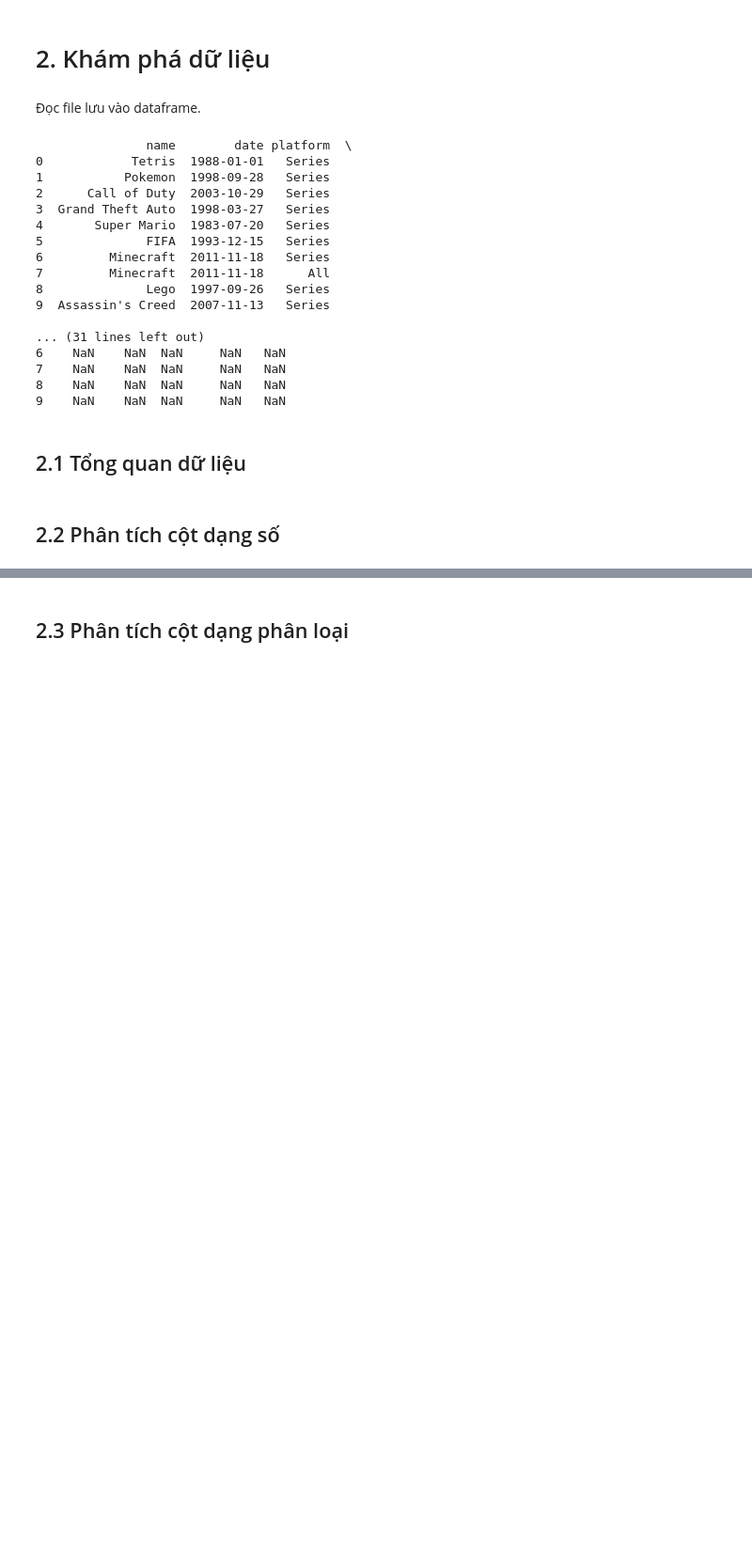
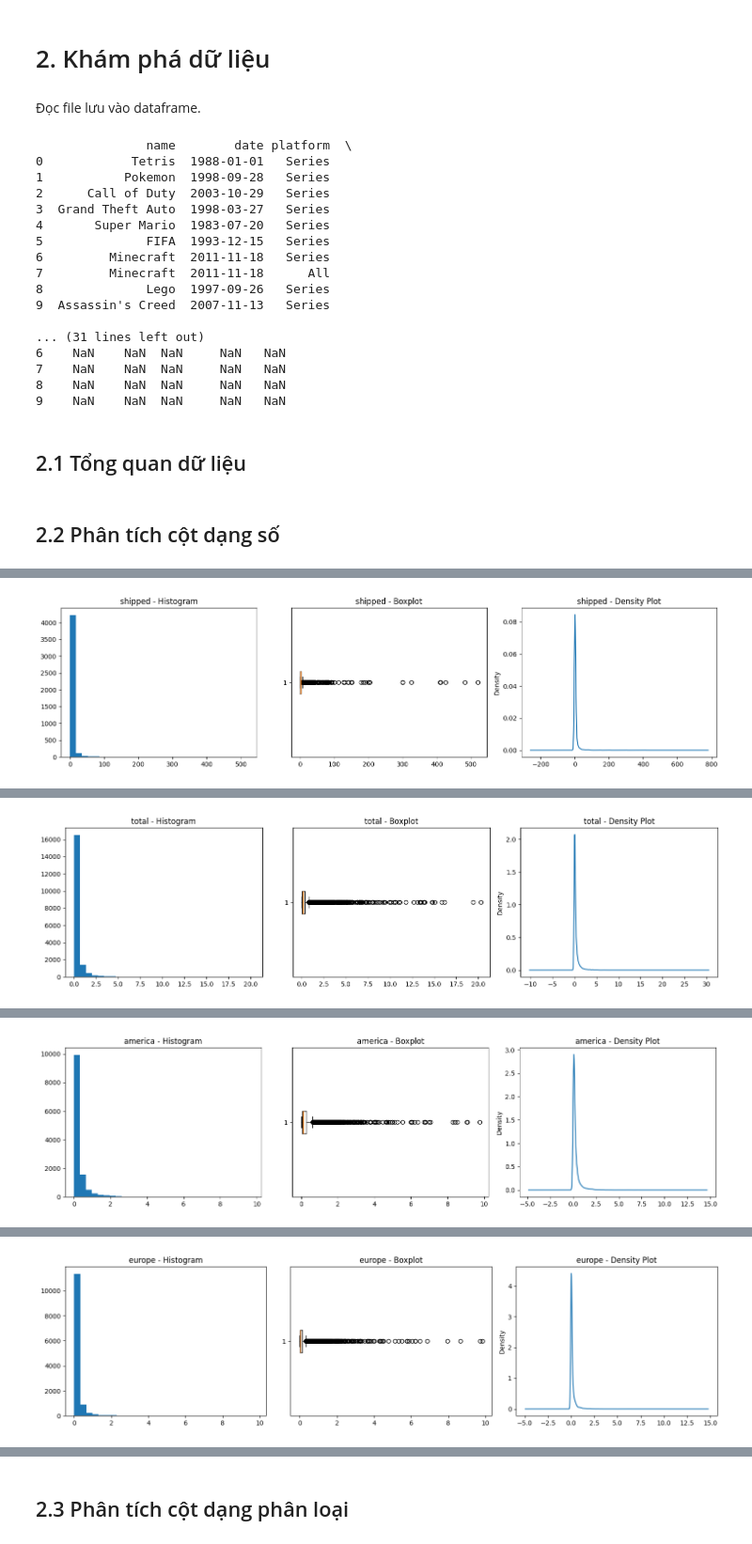
Before and after one commit to chichic21039/LTKHDL-GameDataset, a Jupyter notebook: GameDataset.ipynb, the cells around one changed output, grey strips where cells are left out. Shown at 94% size. Cells and saved outputs as stored; diff of their text form; code cells hidden in the pictures; blank space fills up the shorter version.

Commit message:
Phân tích cột dạng số

```diff
--- a/GameDataset.ipynb
+++ b/GameDataset.ipynb
@@ -96,0 +93,76 @@ Numeric: ['shipped', 'total', 'america', 'europe', 'japan', 'other', 'vgc', 'cri
+# %%
+numeric_cols = ["shipped", "total", "america", "europe", "japan", "other", "vgc", "critic", "user"]
+print("Numeric:", numeric_cols)
+
+def detect_distribution(data):
+    skew = data.skew()
+    if abs(skew) < 0.5:
+        return "Approximately Normal"
+    elif skew > 0:
+        return "Right-Skewed"
+    else:
+        return "Left-Skewed"
+
+for col in numeric_cols:
+    print(f"\n===== COLUMN: {col.upper()} =====")
+
+    df[col] = pd.to_numeric(df[col], errors='coerce')
+
+    mean = df[col].mean()
+    median = df[col].median()
+    std = df[col].std()
+    min_val = df[col].min()
+    max_val = df[col].max()
+
+    print(f"Mean   : {mean}")
+    print(f"Median : {median}")
+    print(f"Std Dev: {std}")
+    print(f"Min    : {min_val}")
+    print(f"Max    : {max_val}")
+
+    Q1 = df[col].quantile(0.25)
+    Q3 = df[col].quantile(0.75)
+    IQR = Q3 - Q1
+
+    lower_bound = Q1 - 1.5 * IQR
+    upper_bound = Q3 + 1.5 * IQR
+
+    outliers = df[(df[col] < lower_bound) | (df[col] > upper_bound)][col].count()
+    print(f"Outliers (IQR method): {outliers}")
+
+    # Dạng phân phối
+    dist_type = detect_distribution(df[col].dropna())
+    print(f"Distribution: {dist_type}")
+
+    # % Missing values
+    missing_pct = df[col].isna().mean() * 100
+    print(f"Missing values: {missing_pct:.2f}%")
+
+    # Placeholder bất thường
+    placeholder = df[col].isin([0, -1, 999]).sum()
+    print(f"Suspicious placeholders (0, -1, 999): {placeholder}")
+
+    # Giá trị âm (bất hợp lý)
+    negative_values = (df[col] < 0).sum()
+    print(f"Negative values: {negative_values}")
+
+    # Vẽ biểu đồ
+    plt.figure(figsize=(15, 4))
+
+    # Histogram
+    plt.subplot(1, 3, 1)
+    plt.hist(df[col].dropna(), bins=30)
+    plt.title(f"{col} - Histogram")
+
+    # Boxplot
+    plt.subplot(1, 3, 2)
+    plt.boxplot(df[col].dropna(), vert=False)
+    plt.title(f"{col} - Boxplot")
+
+    #Density Plot
+    plt.subplot(1, 3, 3)
+    df[col].dropna().plot(kind="density", title=f"{col} - Density Plot")
+
+    plt.tight_layout()
+    plt.show()
+# %% [output]
@@ -96,0 +182 @@ Numeric: ['shipped', 'total', 'america', 'europe', 'japan', 'other', 'vgc', 'cri
+[figure, added]
@@ -96,0 +194 @@ Numeric: ['shipped', 'total', 'america', 'europe', 'japan', 'other', 'vgc', 'cri
+[figure, added]
@@ -96,0 +206 @@ Numeric: ['shipped', 'total', 'america', 'europe', 'japan', 'other', 'vgc', 'cri
+[figure, added]
@@ -96,0 +218 @@ Numeric: ['shipped', 'total', 'america', 'europe', 'japan', 'other', 'vgc', 'cri
+[figure, added]
```
Also changed, not shown: parts of 13 cells of this notebook.
